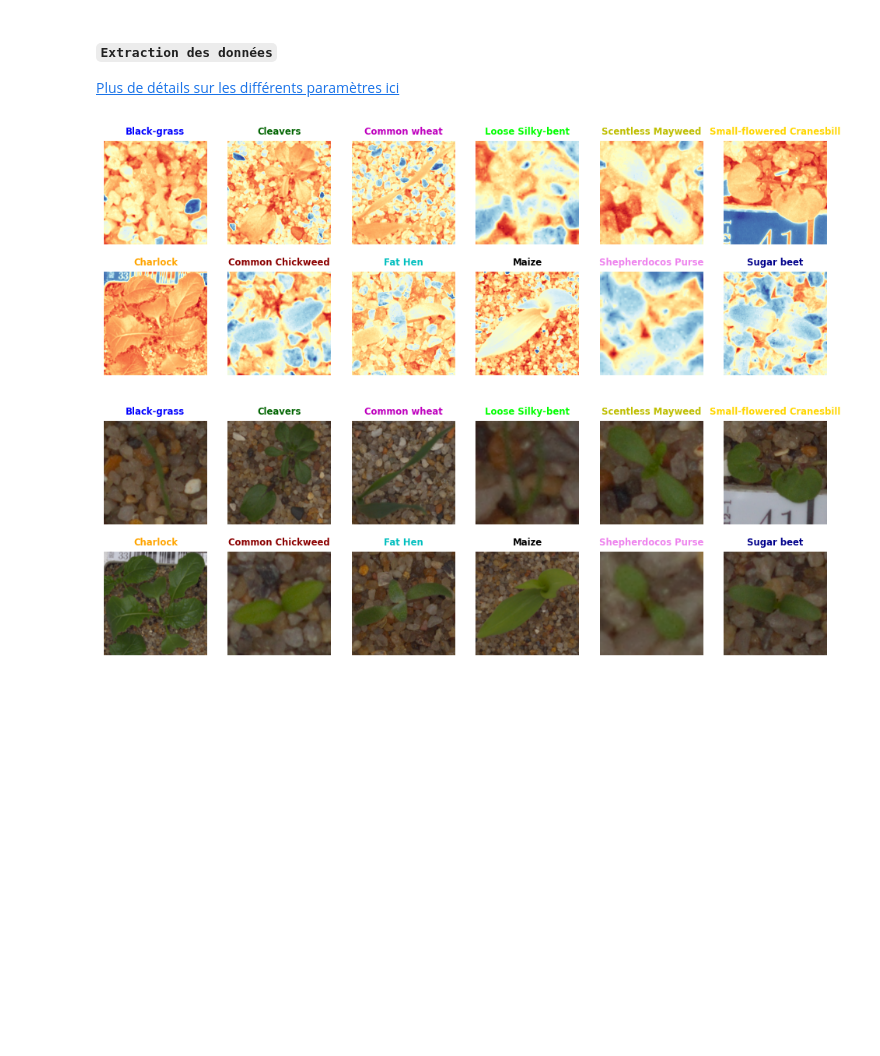
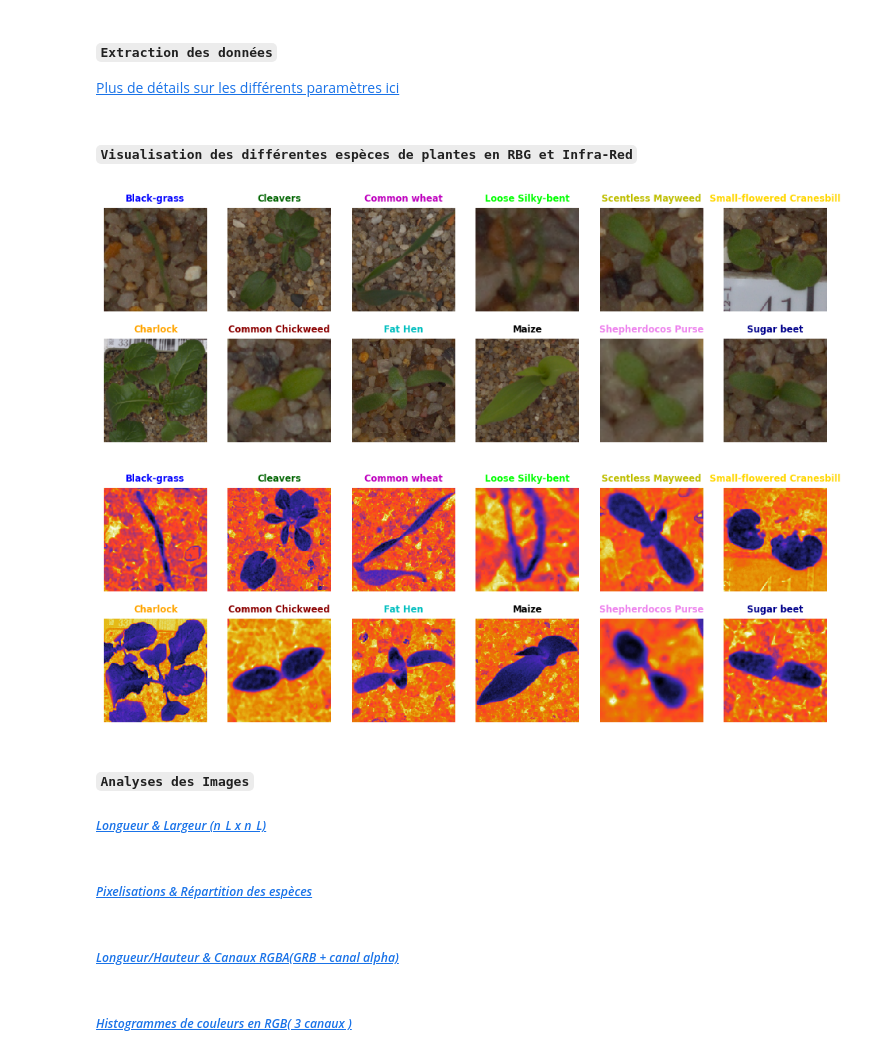
Before and after one commit to Haszb/Plant_Seedlings_ds_Project, a Jupyter notebook: main.ipynb, the cells around one changed output. Cells and saved outputs as stored; diff of their text form; code cells hidden in the pictures; blank space fills up the shorter version.

Commit message:
mise à jour de tous les modules_python

````diff
--- a/main.ipynb
+++ b/main.ipynb
@@ -26,3 +29,6 @@ python_colors = list(mcolors.CSS4_COLORS.keys())
+# %%
+# Mappage des couleurs
+python_colors_map = cmap().get_cmap_list()
 # %% [markdown]
 #### __```Définir le chemin d'accès du dataset```__
 # %%
@@ -77,35 +83,36 @@ data            = DATA[f"{shape[0]}x{shape[1]}"].copy()
 legend          = data['feature_names']
 # définir les coleurs
 colors          = ["blue", 'orange', 'darkgreen', 'darkred', 'm', "c", "lime", "k", "y", "violet", "gold", "darkblue" ]
+# %% [markdown]
+#### __```Visualisation des différentes espèces de plantes en RBG et Infra-Red```__
 # %%
 """
 Section de visualisation sur le canal 1.
 à Savoir que, pour une bonne représentation des coleurs toutes les images ont 3 canaux (RGB2-LAB)
 """
-# choisir l'unique valeur pour toutes les plantes
-index           = 10
-# choisir le canal de couleur
-channel         = 1
-# visualisation des images
-plot_img(data=data, index=index, channel=channel, colors=colors, legend=legend, type_img="images")
+
+for s in ['images', 'X']:
+    # choisir l'unique valeur pour toutes les plantes
+    index           = 10
+    # choisir le canal de couleur
+    channel         = 1
+    # types d'images X : RGR2-LAB, images : images réelles
+    type_img        = s
+    # index color map
+    id_cmap         = 10
+    # visualisation des images dans l'infra-red
+    plot_img(
+        data        =data,
+        index       =index,
+        channel     =channel,
+        colors      =colors,
+        legend      =legend,
+        type_img    =type_img,
+        cmap        =python_colors_map[id_cmap]
+        )
 # %% [output]
-[figure, old version]
+[figure, new version]
+[figure, added]
-# %%
-idd = 0
-fig, axes = plt.subplots(2, 6, figsize=(12, 4))
-for j in range(6):
-    for i in range(2):
-        X = data['images'][idd]
-        # conversion dtype(object) ---> dtype(float32)
-        XX = X[index]#.astype("float")
-        # création de figures avec imshow
-        axes[i, j].imshow(XX)
-        # difinir un titre pour chaque plantes
-        axes[i, j].set_title(legend[idd], fontsize='small', color=colors[idd], weight="bold")
-        # x_axis and y_axis off
-        axes[i, j].axis("off")
-        # incrémentation
-        idd += 1
-plt.show()
-# %% [output]
-[figure, removed]
+# %% [markdown]
+#### __```Analyses des Images```__
+##### *[Longueur & Largeur (n_L x n_L)]()*
@@ -111,0 +121,2 @@ plt.show()
+# %% [markdown]
+##### *[Pixelisations & Répartition des espèces]()*
@@ -111,0 +125,2 @@ plt.show()
+# %% [markdown]
+##### *[Longueur/Hauteur & Canaux RGBA(GRB + canal alpha)]()*
@@ -111,0 +129,2 @@ plt.show()
+# %% [markdown]
+##### *[Histogrammes de couleurs en RGB( 3 canaux )]()*
````
Also changed, not shown: parts of 10 cells of this notebook, 5 other files.
